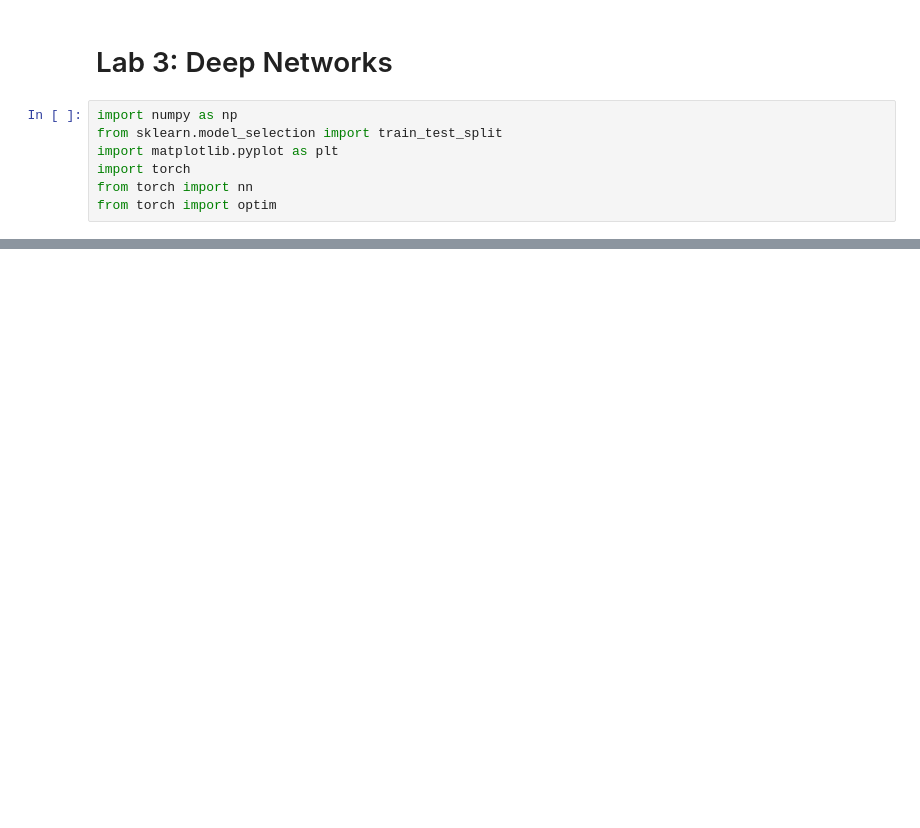
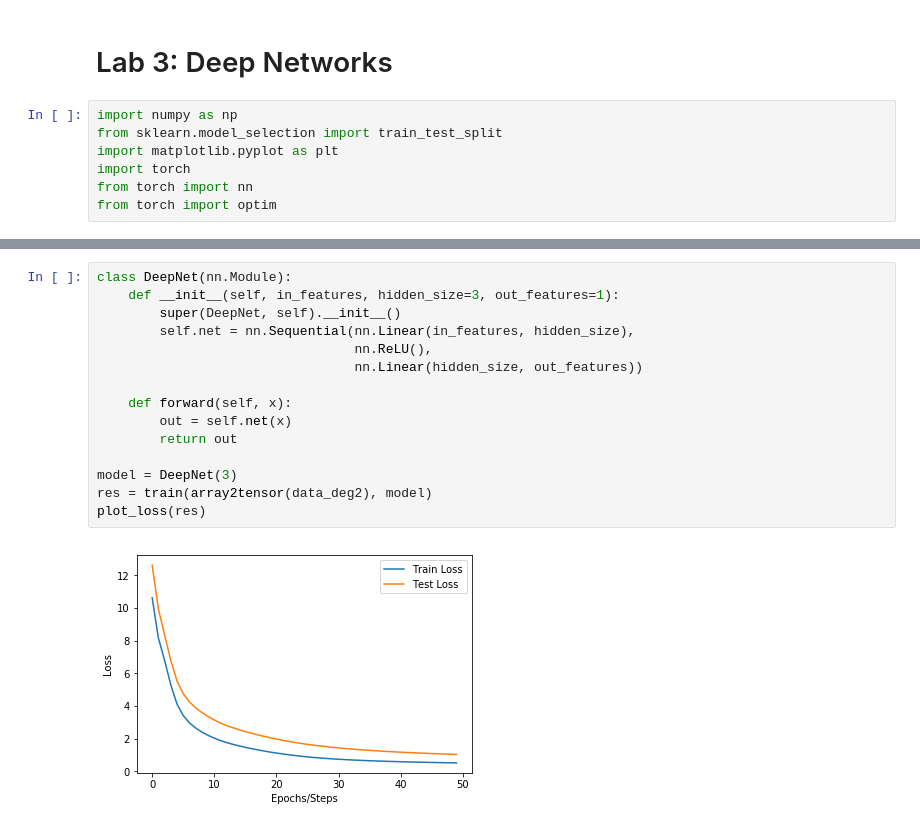
Before and after one commit to nyumc-dl/BMSC-GA-4493-Spring2019, a Jupyter notebook: lab3/Lab3_deep_networks.ipynb, the cells around one changed output, grey strips where cells are left out. Drawn from its saved outputs; the diff is of its cells as text; blank space fills up the shorter version.

```diff
--- a/lab3/Lab3_deep_networks.ipynb
+++ b/lab3/Lab3_deep_networks.ipynb
@@ -187,0 +327,17 @@ How can you modify minibatch gradient descent to make it work for PyTorch?
+# %%
+class DeepNet(nn.Module):
+    def __init__(self, in_features, hidden_size=3, out_features=1):
+        super(DeepNet, self).__init__()
+        self.net = nn.Sequential(nn.Linear(in_features, hidden_size),
+                                 nn.ReLU(),
+                                 nn.Linear(hidden_size, out_features))
+
+    def forward(self, x):
+        out = self.net(x)
+        return out
+
+model = DeepNet(3)
+res = train(array2tensor(data_deg2), model)
+plot_loss(res)
+# %% [output]
+[figure, added]
```
Also changed, not shown: parts of 29 cells of this notebook.
